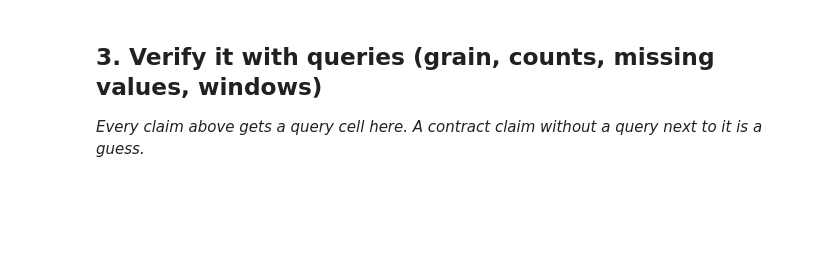
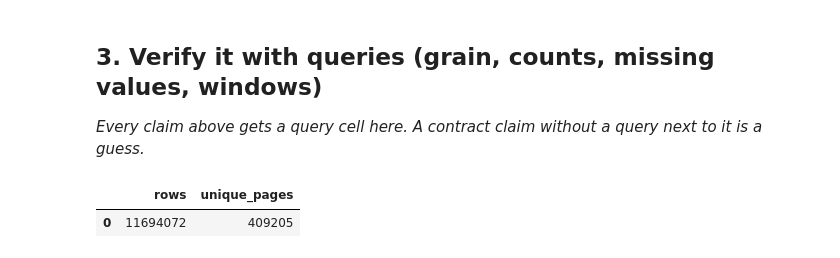
Before and after one commit to byte-AbhijitVichare/flyrank-ml-internship, a Jupyter notebook: work/notebooks/w03_data_contract.ipynb, the cells around one changed output. Saved outputs shown, nothing was run; the diff lists cells and outputs as text; code cells hidden in the pictures; blank space fills up the shorter version.

```diff
--- a/work/notebooks/w03_data_contract.ipynb
+++ b/work/notebooks/w03_data_contract.ipynb
@@ -26,0 +77,12 @@ This skeleton is yours to fill. Work the sections **in order** — each one has
+# %%
+grain = con.sql(f"""
+SELECT
+    COUNT(*) AS rows,
+    COUNT(DISTINCT content_hash_id) AS unique_pages
+FROM {TABLES['fact_daily_sample']}
+""").df()
+
+grain
+# %% [output]
+|  | rows | unique_pages |
+| 0 | 11694072 | 409205 |
```
Also changed, not shown: parts of 11 cells of this notebook.
